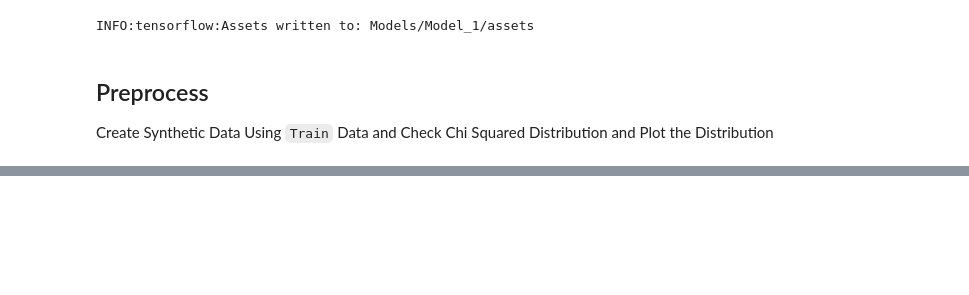
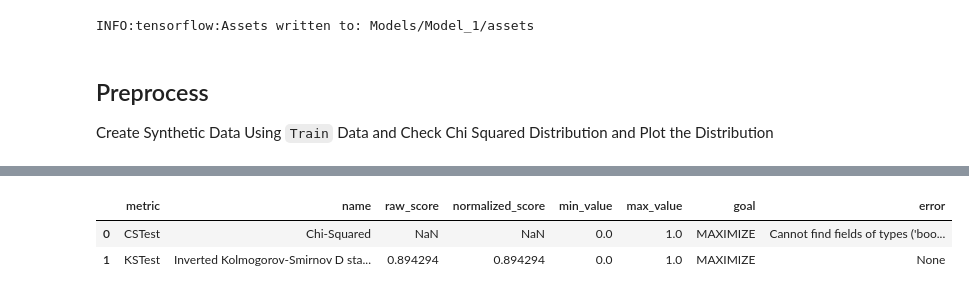
Before and after one commit to vbgupta/Transfer-Learning-Address-Sustainability-Issues, a Jupyter notebook: models/src/modeling/build/Multiple-Models.ipynb, the cells around one changed output, grey strips where cells are left out. Cells and saved outputs as stored; diff of their text form; code cells hidden in the pictures; blank space fills up the shorter version.

```diff
--- a/models/src/modeling/build/Multiple-Models.ipynb
+++ b/models/src/modeling/build/Multiple-Models.ipynb
@@ -207,0 +269,8 @@ Create Synthetic Data Using `Train` Data and Check Chi Squared Distribution and
+# %%
+# Kolmogorov-Smirnov and Chi-Squared tests to compare train and sample data
+from sdv.evaluation import evaluate
+evaluate(sample_data, train, metrics = ['CSTest', 'KSTest'], aggregate = False)
+# %% [output]
+|  | metric | name | raw_score | normalized_score | min_value | max_value | goal | error |
+| 0 | CSTest | Chi-Squared | NaN | NaN | 0.0 | 1.0 | MAXIMIZE | Cannot find fields of types ('boo... |
+| 1 | KSTest | Inverted Kolmogorov-Smirnov D sta... | 0.894294 | 0.894294 | 0.0 | 1.0 | MAXIMIZE | None |
```
Also changed, not shown: parts of 23 cells of this notebook, 6 other files.
